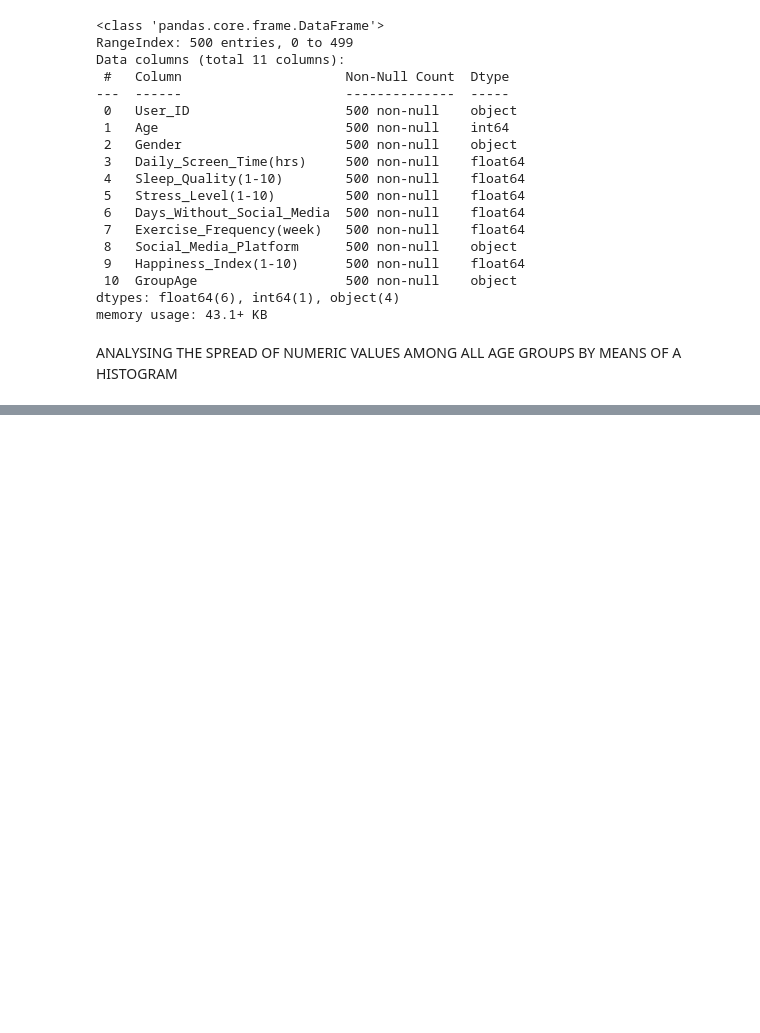
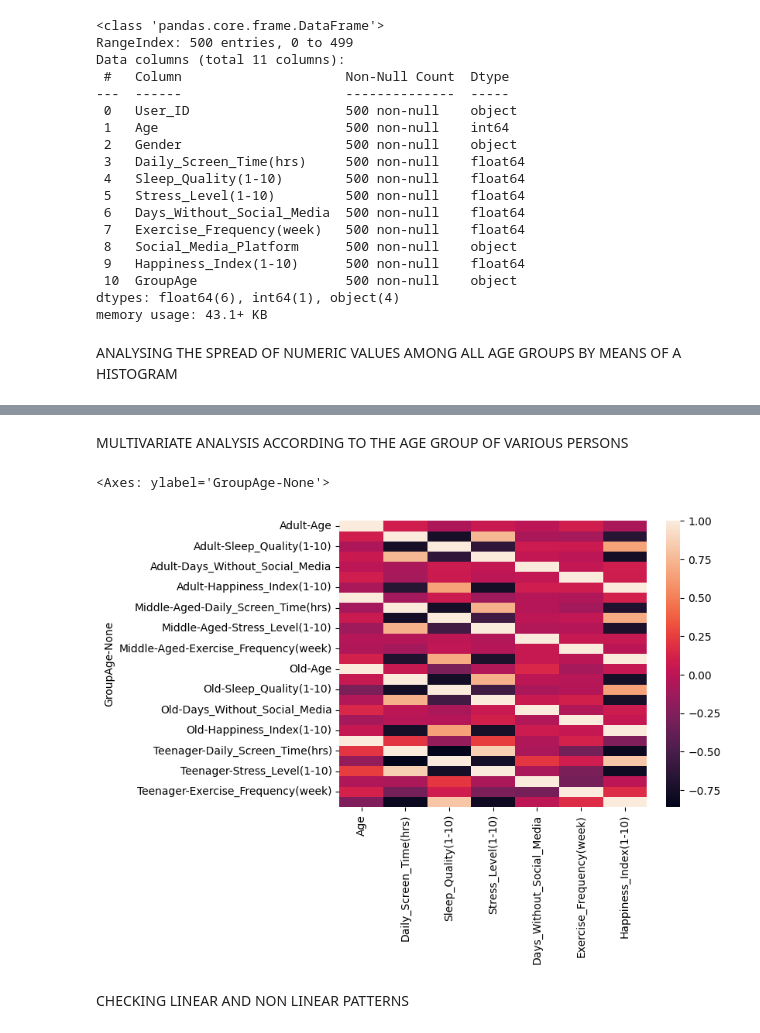
Before and after one commit to Ashmit-rai17/SocialMedia-Usage-Analysis, a Jupyter notebook: eda_agegroup.ipynb, the cells around one changed output, grey strips where cells are left out. Saved outputs shown, nothing was run; the diff lists cells and outputs as text; code cells hidden in the pictures; blank space fills up the shorter version.

```diff
--- a/eda_agegroup.ipynb
+++ b/eda_agegroup.ipynb
@@ -327,0 +400,9 @@ for col in num_cols:
+# %% [markdown]
+MULTIVARIATE ANALYSIS ACCORDING TO THE AGE GROUP OF VARIOUS PERSONS
+# %%
+sns.heatmap(df.groupby("GroupAge").corr(numeric_only=True))
+# %% [output]
+<Axes: ylabel='GroupAge-None'>
+[figure, added]
+# %% [markdown]
+CHECKING LINEAR AND NON LINEAR PATTERNS
```
Also changed, not shown: parts of 28 cells of this notebook.
